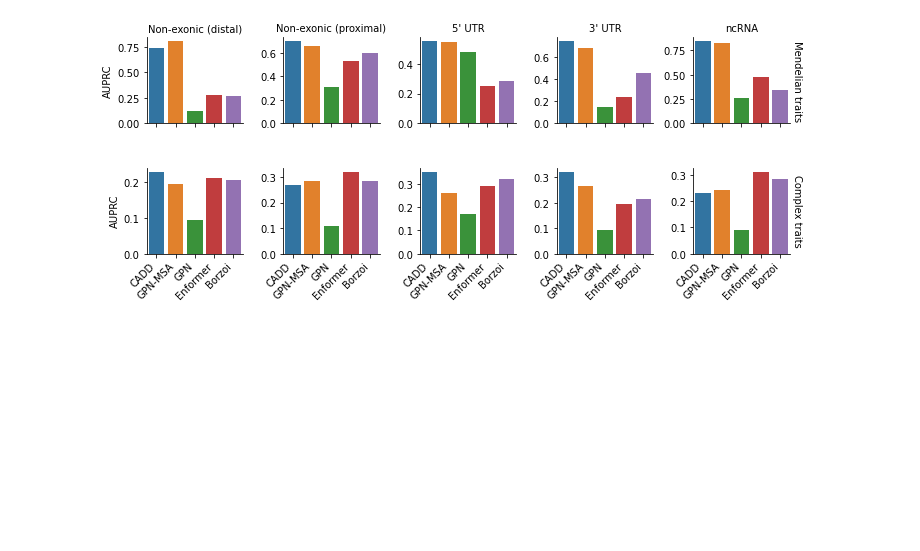
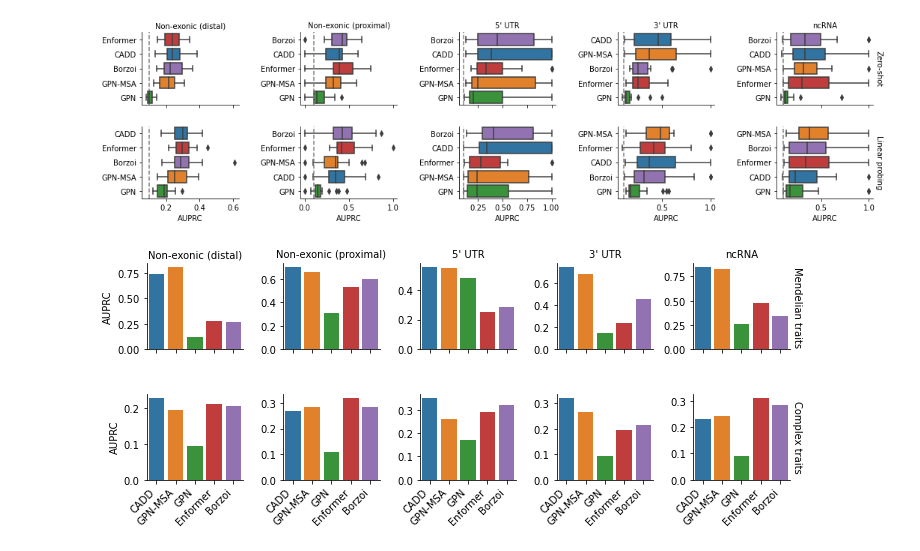
Before and after one commit to minjaf/TraitGym, a Jupyter notebook: workflow/notebooks/performance_by_consequence.ipynb, the cells around one changed output. Saved outputs shown, nothing was run; the diff lists cells and outputs as text; code cells hidden in the pictures; blank space fills up the shorter version.

```diff
--- a/workflow/notebooks/performance_by_consequence.ipynb
+++ b/workflow/notebooks/performance_by_consequence.ipynb
@@ -84,0 +120,17 @@ df
+# %%
+dfs = []
+for dataset in datasets:
+    for subset in subsets:
+        for modality in modalities:
+            for model in models:
+                if model == "Ensemble" and modality == "Zero-shot":
+                    continue
+                path = get_model_path(model, modality, dataset, subset)
+                df = pd.read_csv(path)
+                df["dataset"] = dataset_renaming.get(dataset, dataset)
+                df["subset"] = subset_renaming.get(subset, subset)
+                df["modality"] = modality
+                df["model"] = model
+                dfs.append(df)
+df = pd.concat(dfs)
+df
@@ -85,3 +154,35 @@ df
+# %%
+g = sns.FacetGrid(
+    df,
+    col="subset",
+    row="modality",
+    margin_titles=True,
+    sharex="col",
+    sharey=False,#"row",
+    height=2.0,
+    aspect=1.5,
+)
+
+def my_boxplot(data, **kwargs):
+    ax = plt.gca()
+    sns.boxplot(
+        data=data,
+        y="model",
+        x="AUPRC",
+        ax=ax,
+        order=data.groupby("model")["AUPRC"].median().sort_values(ascending=False).index,
+        palette=palette,
+    )
+    ax.axvline(x=0.1, color="grey", linestyle="--")
+
+g.map_dataframe(my_boxplot)
+
+g.set(
+    ylabel="",
+)
+g.set_titles(col_template="{col_name}", row_template="{row_name}");
+# %% [output]
+[figure, added]
 # %%
 df.dataset = df.dataset.map({
     "mendelian_matched_9": "Mendelian traits",
```
Also changed, not shown: parts of 6 cells of this notebook, 2 other files.
